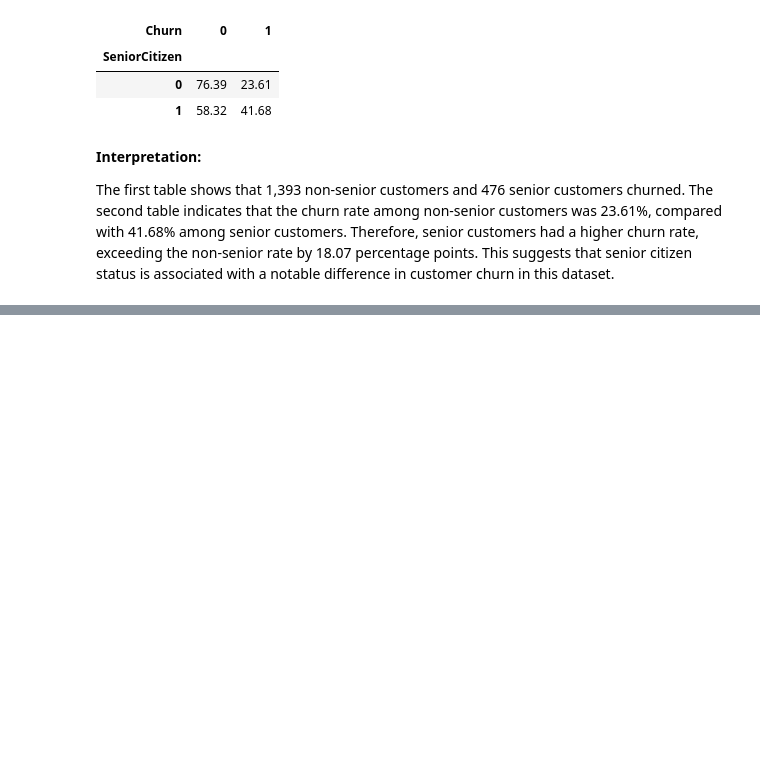
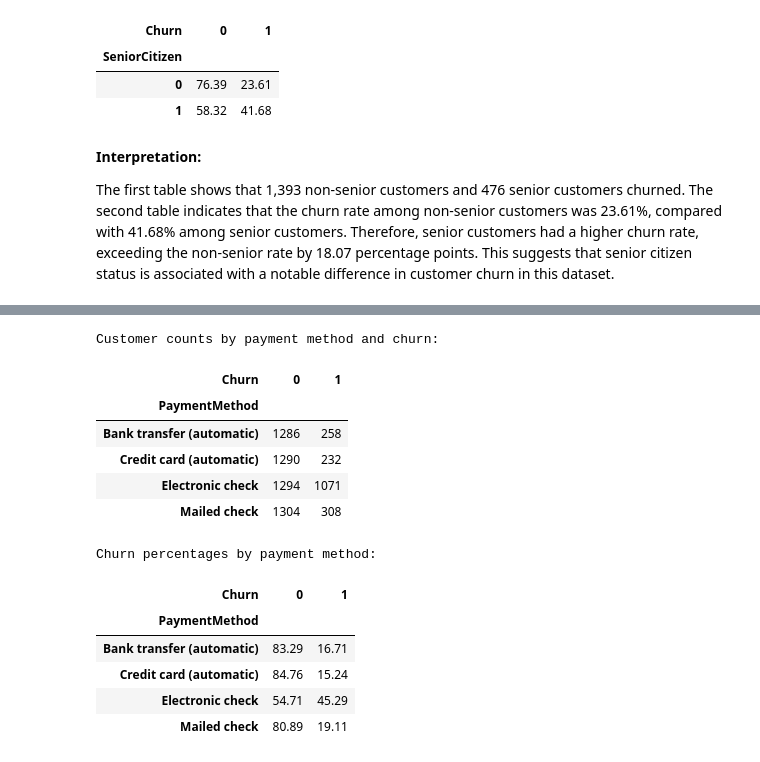
Before and after one commit to YvonneMukabera/computing-intelligence-lab-1, a Jupyter notebook: lab-1-telco-customer-churn-analysis.ipynb, the cells around one changed output, grey strips where cells are left out. Cells and saved outputs as stored; diff of their text form; code cells hidden in the pictures; blank space fills up the shorter version.

Commit message:
analyze payment method against churn

```diff
--- a/lab-1-telco-customer-churn-analysis.ipynb
+++ b/lab-1-telco-customer-churn-analysis.ipynb
@@ -342,0 +544,32 @@ The first table shows that 1,393 non-senior customers and 476 senior customers c
+# %%
+
+# Payment method and churn
+
+payment_counts = pd.crosstab(df["PaymentMethod"], df["Churn"])
+
+payment_percentages = pd.crosstab(
+    df["PaymentMethod"],
+    df["Churn"],
+    normalize="index"
+) * 100
+
+print("Customer counts by payment method and churn:")
+display(payment_counts)
+
+print("Churn percentages by payment method:")
+display(payment_percentages.round(2))
+# %% [output]
+Customer counts by payment method and churn:
+| Churn | 0 | 1 |
+| PaymentMethod |  |  |
+| Bank transfer (automatic) | 1286 | 258 |
+| Credit card (automatic) | 1290 | 232 |
+| Electronic check | 1294 | 1071 |
+| Mailed check | 1304 | 308 |
+Churn percentages by payment method:
+| Churn | 0 | 1 |
+| PaymentMethod |  |  |
+| Bank transfer (automatic) | 83.29 | 16.71 |
+| Credit card (automatic) | 84.76 | 15.24 |
+| Electronic check | 54.71 | 45.29 |
+| Mailed check | 80.89 | 19.11 |
```
Also changed, not shown: parts of 17 cells of this notebook.
